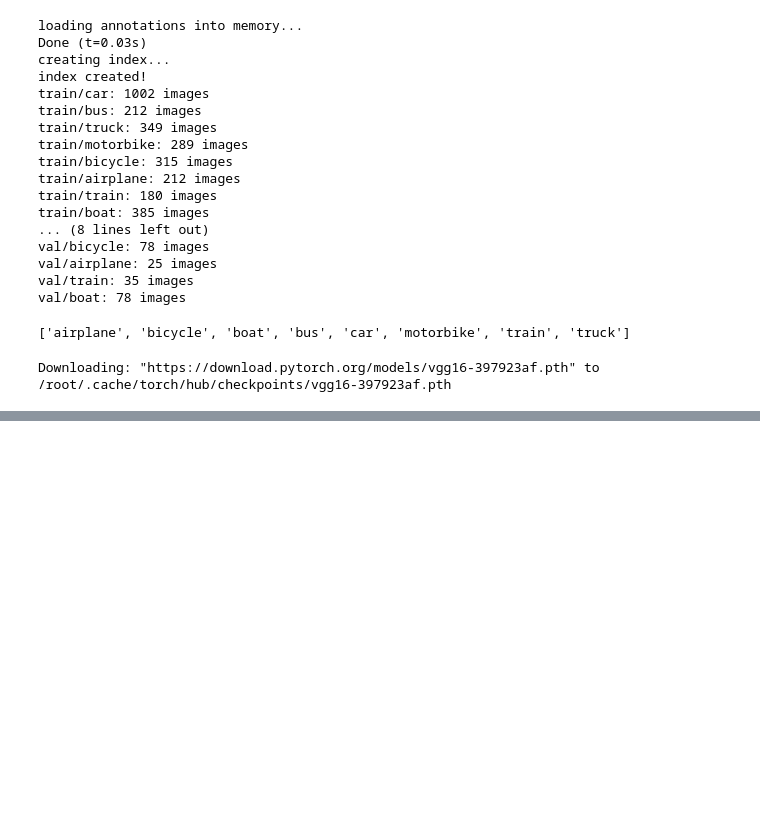
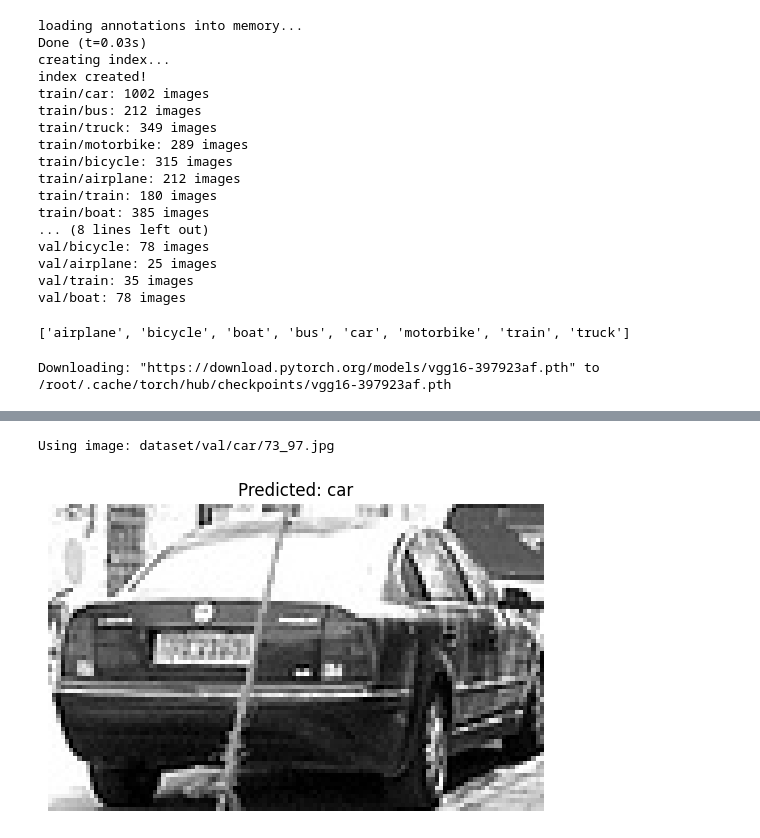
Before and after one commit to huynhminhtuan3006-sketch/VGG16, a Jupyter notebook: VGG16.ipynb, the cells around one changed output, grey strips where cells are left out. Drawn from its saved outputs; the diff is of its cells as text; code cells hidden in the pictures; blank space fills up the shorter version.

```diff
--- a/VGG16.ipynb
+++ b/VGG16.ipynb
@@ -205,0 +235,52 @@ torch.save(
+# %%
+from PIL import Image
+from torchvision import transforms
+import torch
+import matplotlib.pyplot as plt
+
+img_path = "dataset/val/car/000000123456_0.jpg"  # đổi ảnh bất kỳ
+# %%
+import os
+import random
+
+# Dynamically find an existing image path
+car_images_dir = "dataset/val/car"
+if os.path.exists(car_images_dir):
+    image_files = [f for f in os.listdir(car_images_dir) if f.endswith(('.jpg', '.jpeg', '.png'))]
+    if image_files:
+        img_path = os.path.join(car_images_dir, random.choice(image_files))
+        print(f"Using image: {img_path}")
+    else:
+        print(f"No image files found in {car_images_dir}. Please check if the cropping process in cell `QOa1e5Ap5vH8` completed successfully.")
+        img_path = None
+else:
+    print(f"Directory {car_images_dir} does not exist. Please check your data export and cropping steps.")
+    img_path = None
+
+if img_path:
+    # Reuse the transform defined earlier
+    # (assuming 'transform' and 'device' are defined in previous cells and are in scope)
+    # (assuming 'model' and 'train_data' are defined in previous cells and are in scope)
+
+    img = Image.open(img_path).convert("RGB")
+    input_tensor = transform(img).unsqueeze(0).to(device)
+
+    # Make prediction
+    model.eval()                           # Set model to evaluation mode
+    with torch.no_grad():
+        output = model(input_tensor)
+
+    # Get predicted class
+    _, predicted_idx = torch.max(output, 1)
+    predicted_class = train_data.classes[predicted_idx.item()]
+
+    # Display image and prediction
+    plt.imshow(img)
+    plt.title(f"Predicted: {predicted_class}")
+    plt.axis("off")
+    plt.show()
+else:
+    print("Cannot proceed with image prediction without a valid image path.")
+# %% [output]
+Using image: dataset/val/car/73_97.jpg
+[figure, added]
```
Also changed, not shown: parts of 2 cells of this notebook.
